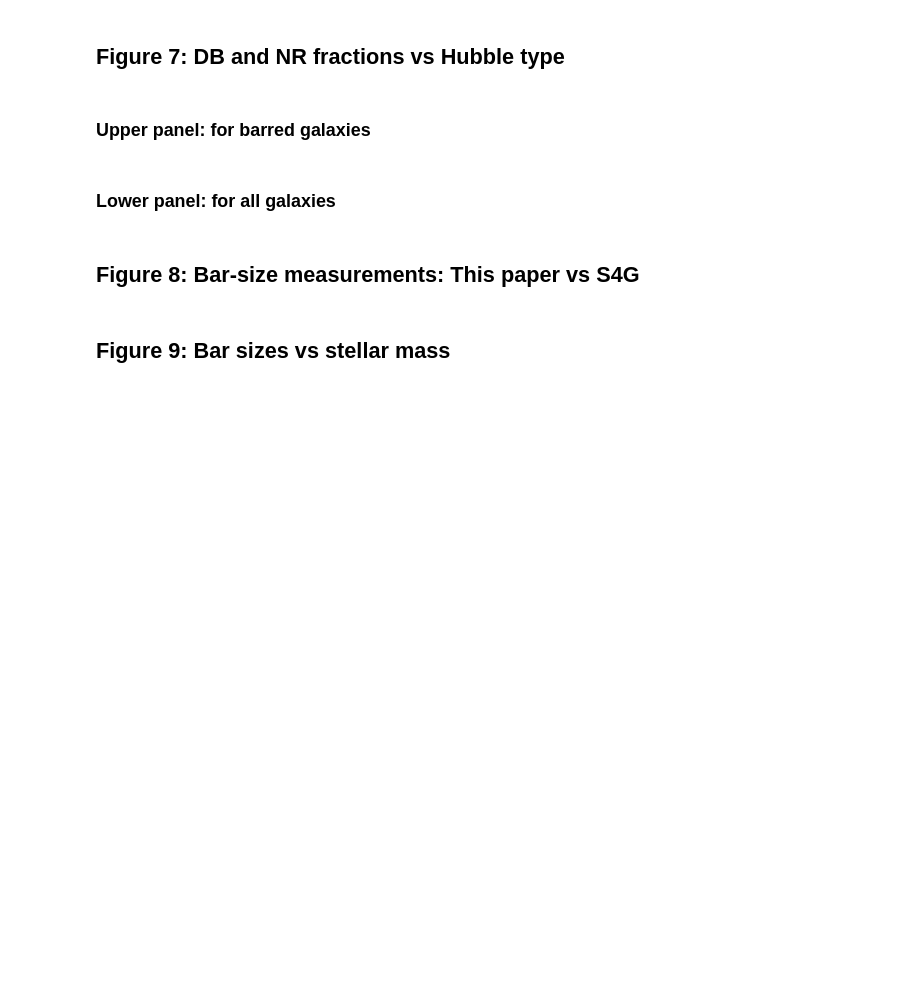
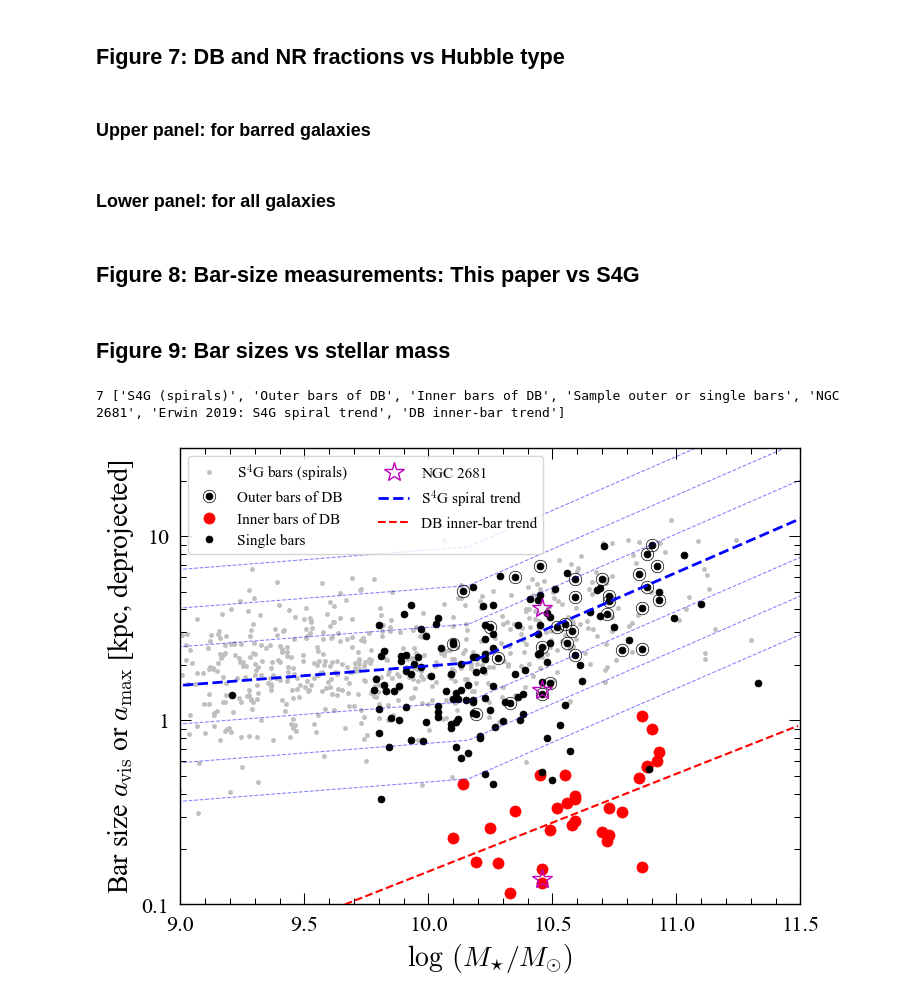
Before and after one commit to perwin/db-nr_paper, a Jupyter notebook: figures_for_paper.ipynb, the cells around one changed output. Cells and saved outputs as stored; diff of their text form; code cells hidden in the pictures; blank space fills up the shorter version.

```diff
--- a/figures_for_paper.ipynb
+++ b/figures_for_paper.ipynb
@@ -169,3 +218,13 @@ ii_nr_stellar = [i for i in range(nBarredGalaxies) if df_bars.nr_class[i] == "st
 ii_non_stellar_nr = [i for i in range(nBarredGalaxies) if i not in ii_nr_stellar]
 ii_nr_dusty = [i for i in range(nBarredGalaxies) if df_bars.nr_class[i] == "dust"]
 ii_non_dusty_nr = [i for i in range(nBarredGalaxies) if i not in ii_nr_dusty]
+
+
+# NOTE: the following are lists of indices into the 1322-galaxy S4G sample, *not* our 156-galaxy sample!
+# Barred and unbarred S4G galaxies, spiral-only S4G
+ii_s4g_barred = [i for i in range(nS4G) if s4gdata.sma[i] > 0]
+ii_s4g_unbarred = [i for i in range(nS4G) if s4gdata.sma[i] <= 0]
+ii_s4g_spirals = [i for i in range(nS4G) if s4gdata.t_s4g[i] > -0.5]
+# S4G barred spirals *not* in our sample ("ews" = "Extended WIYN Survey", an old name for the sample)
+ii_s4g_barred_non_ews = [i for i in ii_s4g_barred if s4gdata.name[i] not in df_bars.name]
+print("Number of galaxies in ii_s4g_barred_non_ews = ", len(ii_s4g_barred_non_ews))
@@ -358,37 +438,39 @@ params_brokenlinear = [-0.75923683,   0.10541102,  10.1620274 ,   0.58544685]
 fitline_sigma = 0.21   # See Section 4.05 of "barsize-vs-mstar-etc." Jupyter notebook
 
 # plot all barred galaxies from S4G ("Parent disc" in Erwin 2019), *except* for those in EWS
-s4gbars = semilogy(s4gdata.logmstar[ii_barred_non_ews], s4gdata.sma_dp_kpc2[ii_barred_non_ews], 'o', ms=3, color='0.75', label='S4G (spirals)')
+s4gbars = semilogy(s4gdata.logmstar[ii_s4g_barred_non_ews], s4gdata.sma_dp_kpc2[ii_s4g_barred_non_ews], 'o', ms=3, color='0.75', label='S4G (spirals)')
 # plot EWS
 outerbars = semilogy(df_bars.logmstar[ii_db], df_bars.amax_dp_kpc[ii_db], 'o', mfc='None', mec='k', ms=9, label='Outer bars of DB')
 innerbars = semilogy(df_bars.logmstar[ii_db], df_bars.amax2_dp_kpc[ii_db], 'ro', ms=8, label='Inner bars of DB')
 samplebars = semilogy(df_bars.logmstar, df_bars.amax_dp_kpc, 'ko', ms=5, label='Sample outer or single bars')
 
-# NGC 2618 triple bar
-n2681bars = semilogy([logmstar_dict['NGC2681'],logmstar_dict['NGC2681'],logmstar_dict['NGC2681']], [4.048,1.457,0.138],
-         '*',mfc='None',mec='m', mew=1, ms=15, label='NGC 2681')
+# NGC 2618 triple bar: log(M_star) = 10.456, semi-major axes of bars = 0.138, 1.457, 4.048 kpc
+n2681bars = semilogy([10.456]*3, [0.138, 1.457, 4.048], '*',mfc='None',mec='m', mew=1, ms=15, label='NGC 2681')
 
 fitline_log = np.array(simplefunc_brokenlinear(params_brokenlinear, mm))
 s4g_trendline = plot(mm, 10**fitline_log, 'b--', lw=2, label="Erwin 2019: S4G spiral trend")
 plot(mm, 10**(fitline_log + fitline_sigma), 'b--', lw=0.75, alpha=0.5)
 plot(mm, 10**(fitline_log - fitline_sigma), 'b--', lw=0.75, alpha=0.5)
 plot(mm, 10**(fitline_log + 2*fitline_sigma), 'b--', lw=0.75, alpha=0.5)
 plot(mm, 10**(fitline_log - 2*fitline_sigma), 'b--', lw=0.75, alpha=0.5)
 plot(mm, 10**(fitline_log + 3*fitline_sigma), 'b--', lw=0.75, alpha=0.5)
 plot(mm, 10**(fitline_log - 3*fitline_sigma), 'b--', lw=0.75, alpha=0.5)
-innerbar_trendline = plot(mm_db, 10**np.array(simplefunc_linear(fitDict['inner-barsize-vs-Mstar'][0], mm_db)), 'r--', lw=1.5, zorder=3,
-    label="DB inner-bar trend")
+ib_fitline_log = simplefunc_linear([-6.13152, 0.530989], mm_db)
+plot(mm_db, 10**ib_fitline_log, 'r--', lw=1.5, zorder=3, label="DB inner-bar trend")
 xlim(9,11.5);ylim(0.1,30)
 
 handles, labels = gca().get_legend_handles_labels()
 print(len(handles), labels)
 handles_new = [handles[0], (handles[1], handles[3]), handles[2], handles[3], handles[4], handles[5], handles[6]]
 labels_new = ["S$^{4}$G bars (spirals)", "Outer bars of DB", "Inner bars of DB", "Single bars",
                "NGC 2681", "S$^{4}$G spiral trend", "DB inner-bar trend"]
 legend(handles_new, labels_new, loc='upper left', fontsize=11, ncols=2)
 xlabel(xtmstar);ylabel(ytbarsize_kpc_both)
 pu.MakeNiceLogAxes(whichAxis="y")
 # push bottom of plot upwards so that x-axis label isn't clipped in PDF output
 subplots_adjust(bottom=0.14)
 if savePlots:
     savefig(baseDir + "bar_amax_vs_Mstar_with-s4g_db_v3.pdf")
+# %% [output]
+7 ['S4G (spirals)', 'Outer bars of DB', 'Inner bars of DB', 'Sample outer or single bars', 'NGC 2681', 'Erwin 2019: S4G spiral trend', 'DB inner-bar trend']
+[figure, added]
```
Also changed, not shown: parts of 10 cells of this notebook, 1 other file.
